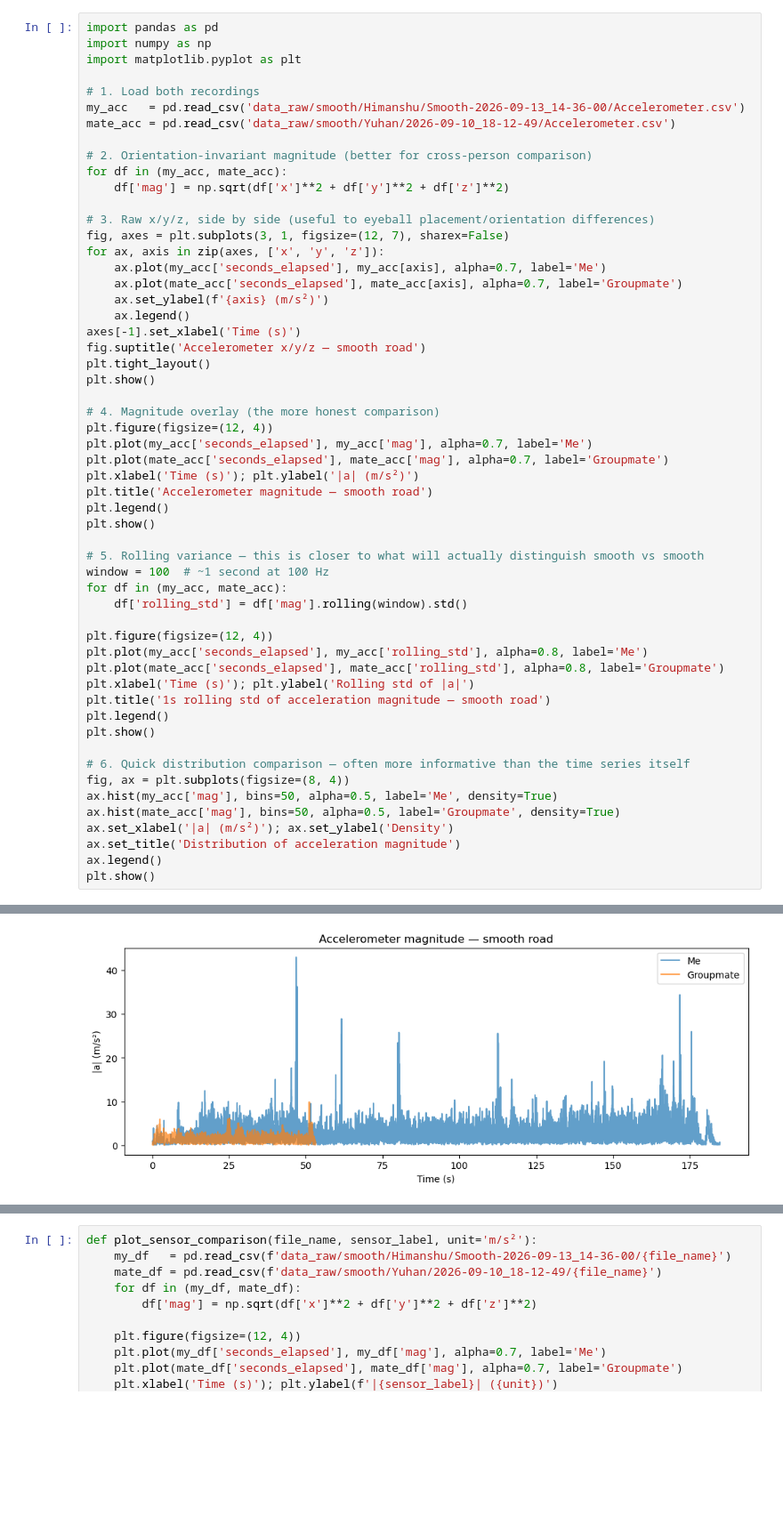
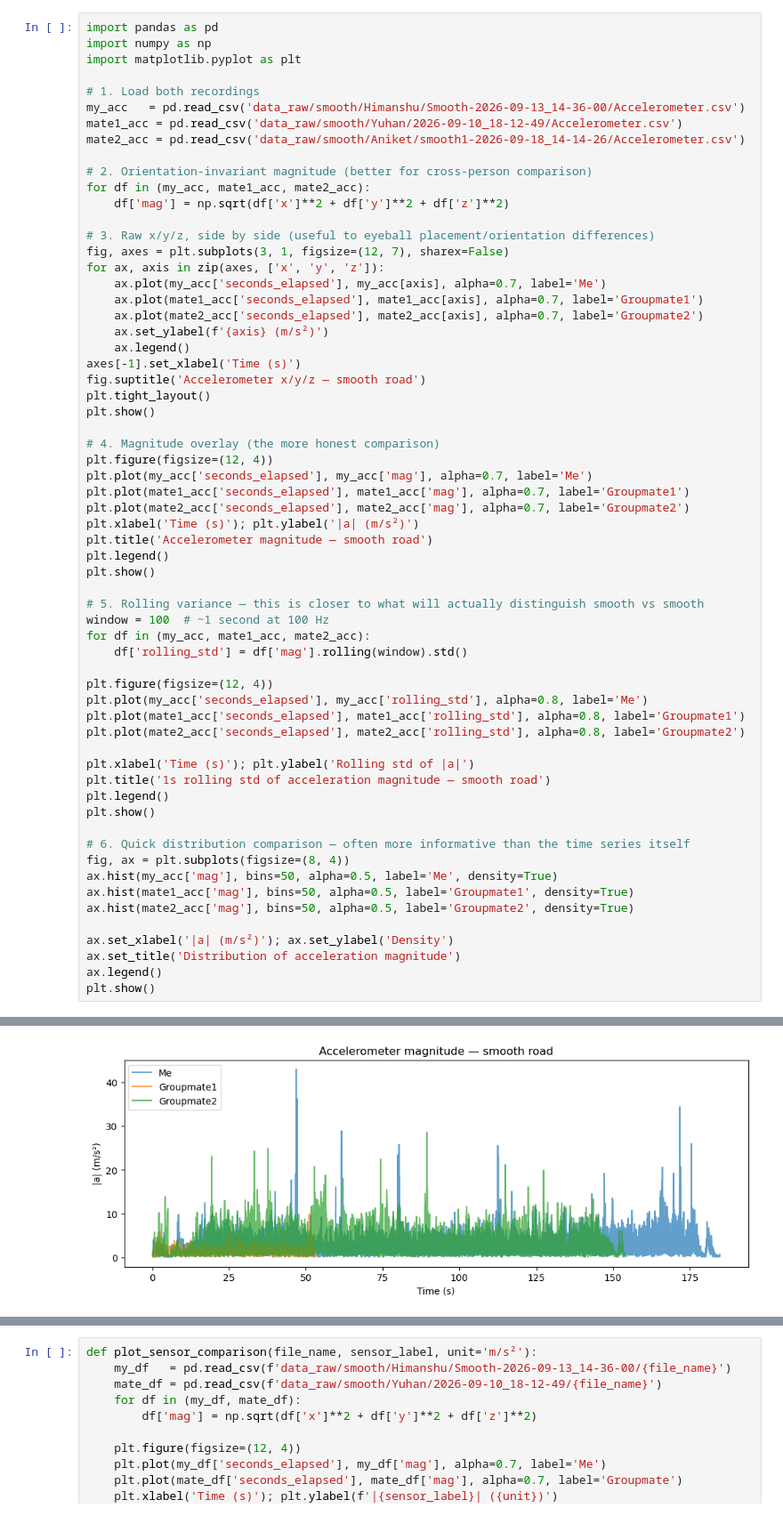
Before and after one commit to HeKaY-boy/bike-lane-quality-assessment, a Jupyter notebook: Smooth_data_Notebook.ipynb, the cells around one changed output, grey strips where cells are left out. Shown at 89% size. Drawn from its saved outputs; the diff is of its cells as text; blank space fills up the shorter version.

Commit message:
smooth data update

```diff
--- a/Smooth_data_Notebook.ipynb
+++ b/Smooth_data_Notebook.ipynb
@@ -5,17 +5,19 @@ import matplotlib.pyplot as plt
 
 # 1. Load both recordings
 my_acc   = pd.read_csv('data_raw/smooth/Himanshu/Smooth-2026-09-13_14-36-00/Accelerometer.csv')
-mate_acc = pd.read_csv('data_raw/smooth/Yuhan/2026-09-10_18-12-49/Accelerometer.csv')
+mate1_acc = pd.read_csv('data_raw/smooth/Yuhan/2026-09-10_18-12-49/Accelerometer.csv')
+mate2_acc = pd.read_csv('data_raw/smooth/Aniket/smooth1-2026-09-18_14-14-26/Accelerometer.csv')
 
 # 2. Orientation-invariant magnitude (better for cross-person comparison)
-for df in (my_acc, mate_acc):
+for df in (my_acc, mate1_acc, mate2_acc):
     df['mag'] = np.sqrt(df['x']**2 + df['y']**2 + df['z']**2)
 
 # 3. Raw x/y/z, side by side (useful to eyeball placement/orientation differences)
 fig, axes = plt.subplots(3, 1, figsize=(12, 7), sharex=False)
 for ax, axis in zip(axes, ['x', 'y', 'z']):
     ax.plot(my_acc['seconds_elapsed'], my_acc[axis], alpha=0.7, label='Me')
-    ax.plot(mate_acc['seconds_elapsed'], mate_acc[axis], alpha=0.7, label='Groupmate')
+    ax.plot(mate1_acc['seconds_elapsed'], mate1_acc[axis], alpha=0.7, label='Groupmate1')
+    ax.plot(mate2_acc['seconds_elapsed'], mate2_acc[axis], alpha=0.7, label='Groupmate2')
     ax.set_ylabel(f'{axis} (m/s²)')
     ax.legend()
 axes[-1].set_xlabel('Time (s)')
@@ -26,7 +28,8 @@ plt.show()
 # 4. Magnitude overlay (the more honest comparison)
 plt.figure(figsize=(12, 4))
 plt.plot(my_acc['seconds_elapsed'], my_acc['mag'], alpha=0.7, label='Me')
-plt.plot(mate_acc['seconds_elapsed'], mate_acc['mag'], alpha=0.7, label='Groupmate')
+plt.plot(mate1_acc['seconds_elapsed'], mate1_acc['mag'], alpha=0.7, label='Groupmate1')
+plt.plot(mate2_acc['seconds_elapsed'], mate2_acc['mag'], alpha=0.7, label='Groupmate2')
 plt.xlabel('Time (s)'); plt.ylabel('|a| (m/s²)')
 plt.title('Accelerometer magnitude — smooth road')
 plt.legend()
@@ -34,12 +37,14 @@ plt.show()
 
 # 5. Rolling variance — this is closer to what will actually distinguish smooth vs smooth
 window = 100  # ~1 second at 100 Hz
-for df in (my_acc, mate_acc):
+for df in (my_acc, mate1_acc, mate2_acc):
     df['rolling_std'] = df['mag'].rolling(window).std()
 
 plt.figure(figsize=(12, 4))
 plt.plot(my_acc['seconds_elapsed'], my_acc['rolling_std'], alpha=0.8, label='Me')
-plt.plot(mate_acc['seconds_elapsed'], mate_acc['rolling_std'], alpha=0.8, label='Groupmate')
+plt.plot(mate1_acc['seconds_elapsed'], mate1_acc['rolling_std'], alpha=0.8, label='Groupmate1')
+plt.plot(mate2_acc['seconds_elapsed'], mate2_acc['rolling_std'], alpha=0.8, label='Groupmate2')
+
 plt.xlabel('Time (s)'); plt.ylabel('Rolling std of |a|')
 plt.title('1s rolling std of acceleration magnitude — smooth road')
 plt.legend()
@@ -48,7 +53,9 @@ plt.show()
 # 6. Quick distribution comparison — often more informative than the time series itself
 fig, ax = plt.subplots(figsize=(8, 4))
 ax.hist(my_acc['mag'], bins=50, alpha=0.5, label='Me', density=True)
-ax.hist(mate_acc['mag'], bins=50, alpha=0.5, label='Groupmate', density=True)
+ax.hist(mate1_acc['mag'], bins=50, alpha=0.5, label='Groupmate1', density=True)
+ax.hist(mate2_acc['mag'], bins=50, alpha=0.5, label='Groupmate2', density=True)
+
 ax.set_xlabel('|a| (m/s²)'); ax.set_ylabel('Density')
 ax.set_title('Distribution of acceleration magnitude')
 ax.legend()
@@ -58 +65 @@ plt.show()
-[figure, old version]
+[figure, new version]
```
Also changed, not shown: parts of 1 cell of this notebook, 7 other files.
